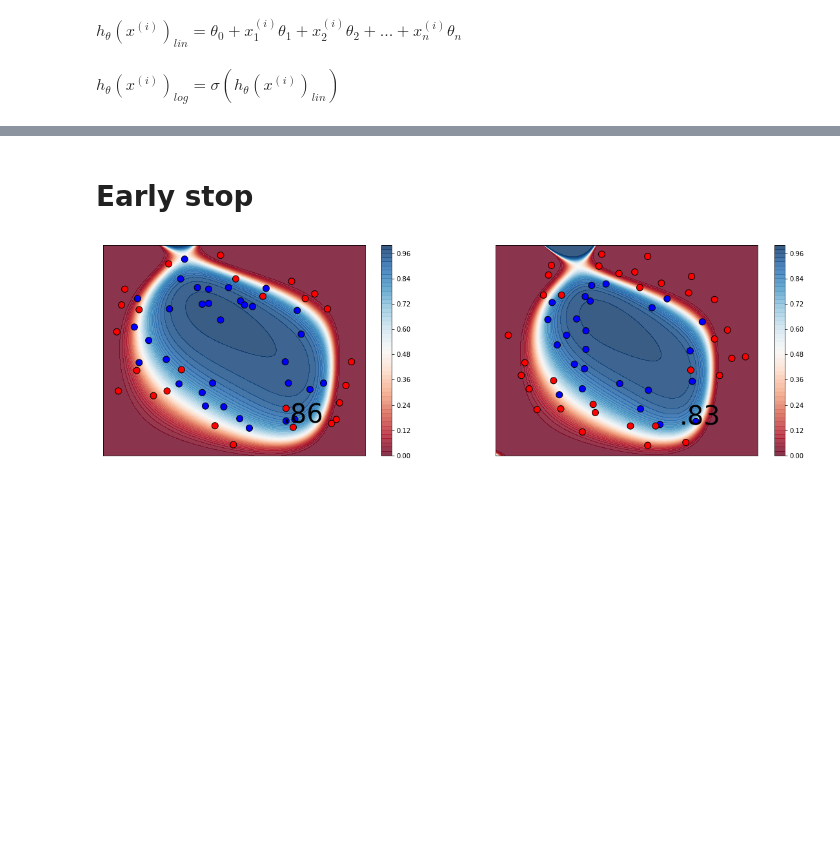
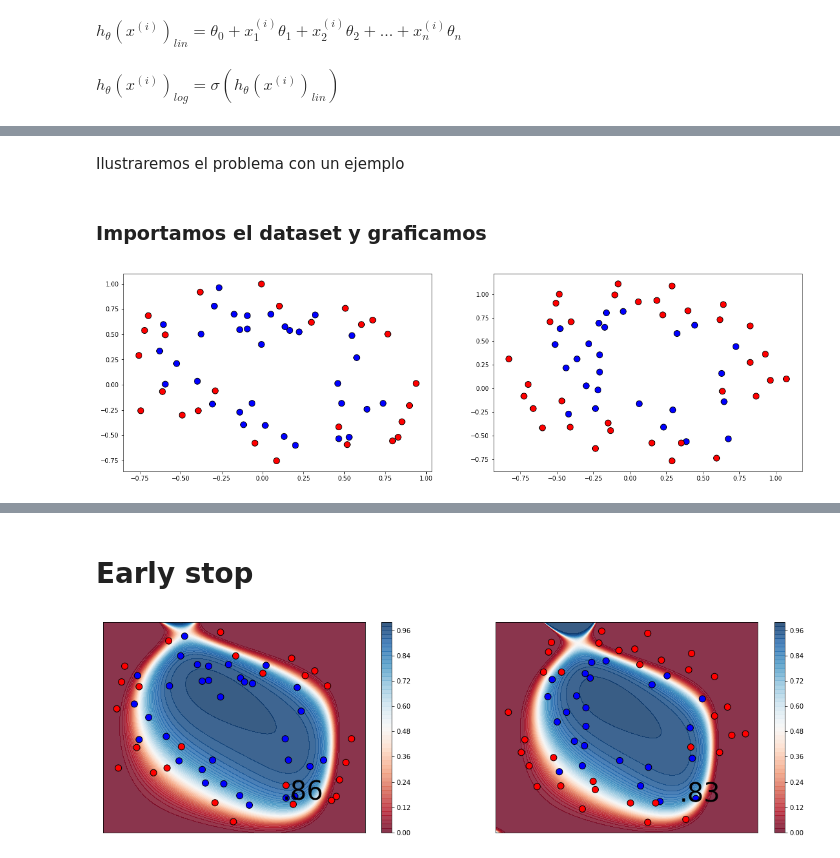
Before and after one commit to lab-ml-itba/4-Regularizacion, a Jupyter notebook: 0-Regularizacion-Teoria.ipynb, the cells around one changed output, grey strips where cells are left out. Cells and saved outputs as stored; diff of their text form; code cells hidden in the pictures; blank space fills up the shorter version.

```diff
--- a/0-Regularizacion-Teoria.ipynb
+++ b/0-Regularizacion-Teoria.ipynb
@@ -139,0 +77,19 @@ from reg_helper import get_polynimial_set
+# %% [markdown]
+Ilustraremos el problema con un ejemplo
+# %% [markdown]
+### Importamos el dataset y graficamos
+# %%
+import numpy as np
+import draw_nn
+from matplotlib import pyplot as plt
+X_train = np.load('X_train.npy')
+X_test = np.load('X_test.npy')
+y_train = np.load('y_train.npy')
+y_test = np.load('y_test.npy')
+
+f, (ax1, ax2) = plt.subplots(1, 2, figsize=(20,6))
+RHelper.plot_boundaries(X_train, y_train, ax=ax1)
+RHelper.plot_boundaries(X_test, y_test, ax=ax2)
+plt.show()
+# %% [output]
+[figure, added]
```
Also changed, not shown: parts of 69 cells of this notebook, 7 other files.
